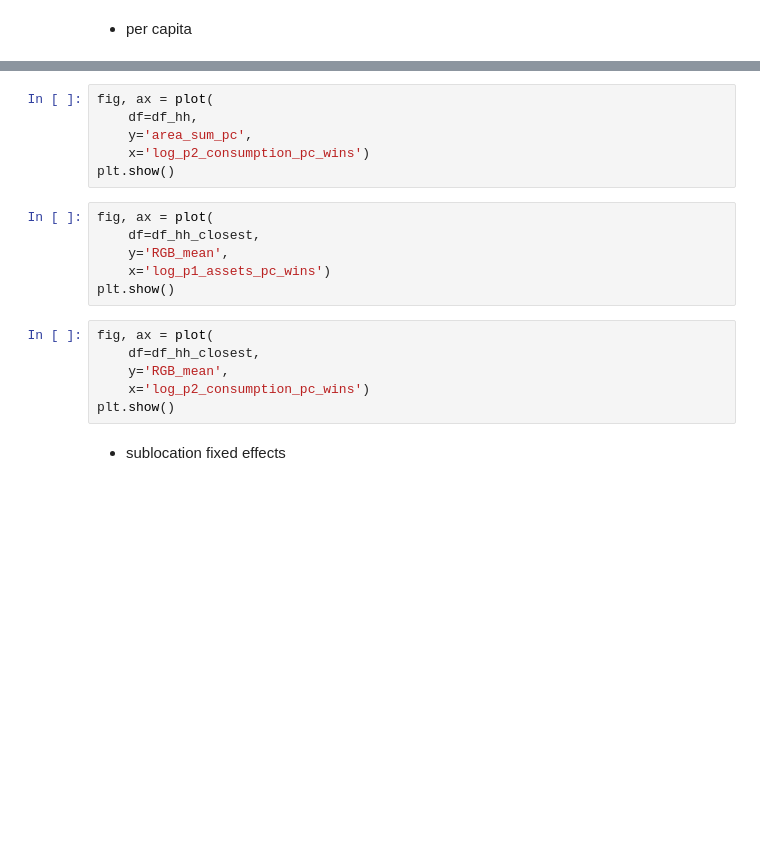
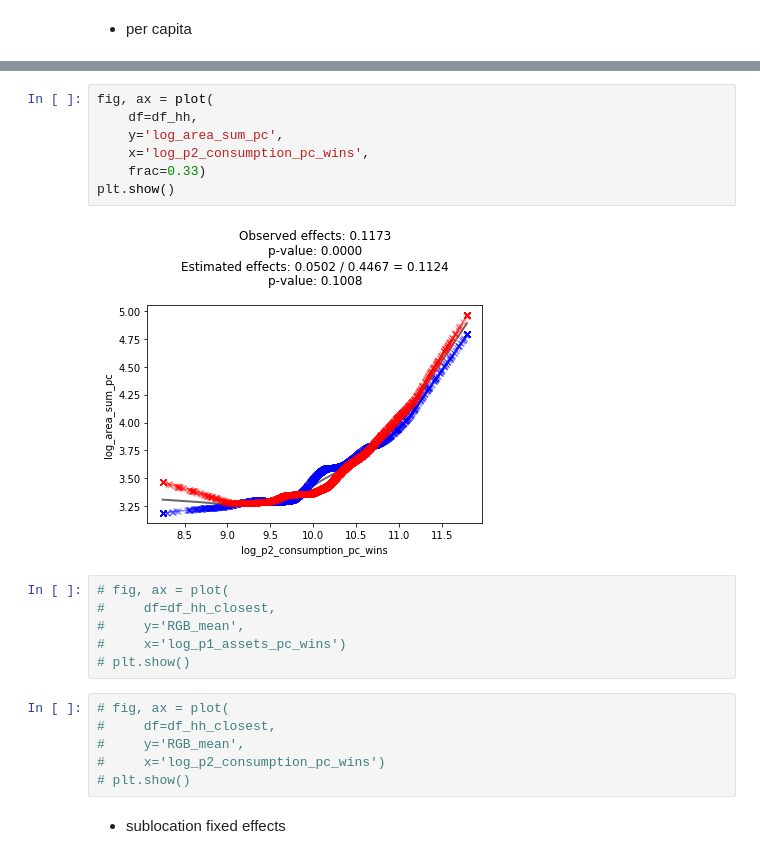
Before and after one commit to luna983/beyond-nightlight, a Jupyter notebook: exp4_step9_RegressHousehold.ipynb, the cells around one changed output, grey strips where cells are left out. Cells and saved outputs as stored; diff of their text form; blank space fills up the shorter version.

```diff
--- a/exp4_step9_RegressHousehold.ipynb
+++ b/exp4_step9_RegressHousehold.ipynb
@@ -382,21 +421,24 @@ plt.show()
 # %%
 fig, ax = plot(
     df=df_hh,
-    y='area_sum_pc',
-    x='log_p2_consumption_pc_wins')
+    y='log_area_sum_pc',
+    x='log_p2_consumption_pc_wins',
+    frac=0.33)
 plt.show()
+# %% [output]
+[figure, added]
 # %%
-fig, ax = plot(
-    df=df_hh_closest,
-    y='RGB_mean',
-    x='log_p1_assets_pc_wins')
-plt.show()
+# fig, ax = plot(
+#     df=df_hh_closest,
+#     y='RGB_mean',
+#     x='log_p1_assets_pc_wins')
+# plt.show()
 # %%
-fig, ax = plot(
-    df=df_hh_closest,
-    y='RGB_mean',
-    x='log_p2_consumption_pc_wins')
-plt.show()
+# fig, ax = plot(
+#     df=df_hh_closest,
+#     y='RGB_mean',
+#     x='log_p2_consumption_pc_wins')
+# plt.show()
 # %% [markdown]
 * sublocation fixed effects
 # %%
```
Also changed, not shown: parts of 14 cells of this notebook.
